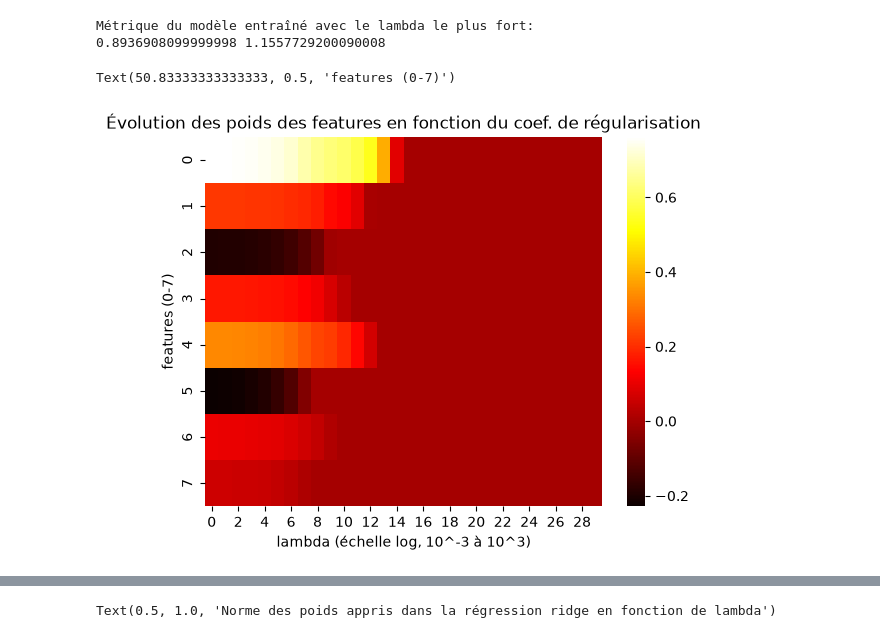
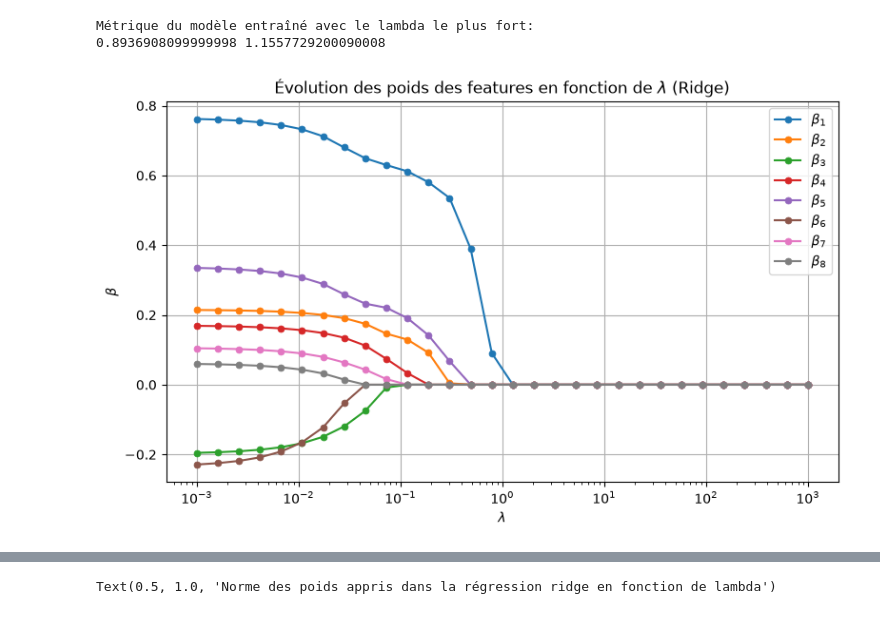
Before and after one commit to alxndrTL/python_sdia, a Jupyter notebook: Labs_ML/lab1_Fernandes_Torres/lab1_Fernandes_Torres.ipynb, the cells around one changed output, grey strips where cells are left out. Cells and saved outputs as stored; diff of their text form; code cells hidden in the pictures.

```diff
--- a/Labs_ML/lab1_Fernandes_Torres/lab1_Fernandes_Torres.ipynb
+++ b/Labs_ML/lab1_Fernandes_Torres/lab1_Fernandes_Torres.ipynb
@@ -251,7 +255,9 @@ In this second part, we now turn to ridge regression.
 # %%
 from sklearn.linear_model import Ridge
 
-ridge = Ridge(alpha=2.0, fit_intercept=True)
+lambd = 1.
+
+ridge = Ridge(alpha=lambd, fit_intercept=True)
 ridge.fit(X_train, y_train)
 
 print("-coefficients du modèle de régression Ridge (sklearn):")
@@ -260,7 +266,7 @@ print("norme des coefs:", np.linalg.norm(ridge.coef_))
 print("intercept:", ridge.intercept_)
 
 # à la main : (X^T X + alpha * I)^-1 X^T y
-theta_ridge = np.linalg.inv(X_tilde.T @ X_tilde + 2.0 * np.eye(X_tilde.shape[1])) @ X_tilde.T @ y_train
+theta_ridge = np.linalg.inv(X_tilde.T @ X_tilde + lambd * np.eye(X_tilde.shape[1])) @ X_tilde.T @ y_train
 print("-coefficients du modèle de régression Ridge (à la main):")
 print("coefs:", theta_ridge[1:])
 print("norme des coefs:", np.linalg.norm(theta_ridge[1:]))
@@ -341,3 +347,19 @@ print(mae, mse)
 # %% [output]
 Métrique du modèle entraîné avec le lambda le plus fort:
 0.7823697350572896 0.9169809405876391
+# %%
+# on affiche l'évolution des poids des 8 features à mesure que lambda augmente
+fig, ax = plt.subplots(figsize=(8, 5))
+
+for i in range(params.shape[0]):
+    ax.plot(lambdas, params[i, :], linewidth=1.5, marker="o",
+            markersize=5, markeredgewidth=0.5, label=rf"$\beta_{i+1}$")
+
+ax.set_xscale("log")
+ax.set_xlabel(r"$\lambda$")
+ax.set_ylabel(r"$\beta$")
+ax.set_title(r"Évolution des poids des features en fonction de $\lambda$ (Ridge)")
+ax.legend()
+ax.grid()
+plt.tight_layout()
+plt.show()
@@ -477,10 +493,19 @@ Métrique du modèle entraîné avec le lambda le plus fort:
 0.8936908099999998 1.1557729200090008
 # %%
 # on affiche l'évolution des poids des 8 features à mesure que lambda augmente
-plt.title("Évolution des poids des features en fonction du coef. de régularisation")
-sns.heatmap(params, cmap='hot')
-plt.xlabel("lambda (échelle log, 10^-3 à 10^3)")
-plt.ylabel("features (0-7)")
+fig, ax = plt.subplots(figsize=(8, 5))
+
+for i in range(params.shape[0]):
+    ax.plot(lambdas, params[i, :], linewidth=1.5, marker="o",
+            markersize=5, markeredgewidth=0.5, label=rf"$\beta_{i+1}$")
+
+ax.set_xscale("log")
+ax.set_xlabel(r"$\lambda$")
+ax.set_ylabel(r"$\beta$")
+ax.set_title(r"Évolution des poids des features en fonction de $\lambda$ (Ridge)")
+ax.legend()
+ax.grid()
+plt.tight_layout()
+plt.show()
 # %% [output]
-Text(50.83333333333333, 0.5, 'features (0-7)')
-[figure, old version]
+[figure, new version]
```
Also changed, not shown: parts of 15 cells of this notebook, 2 other files.
